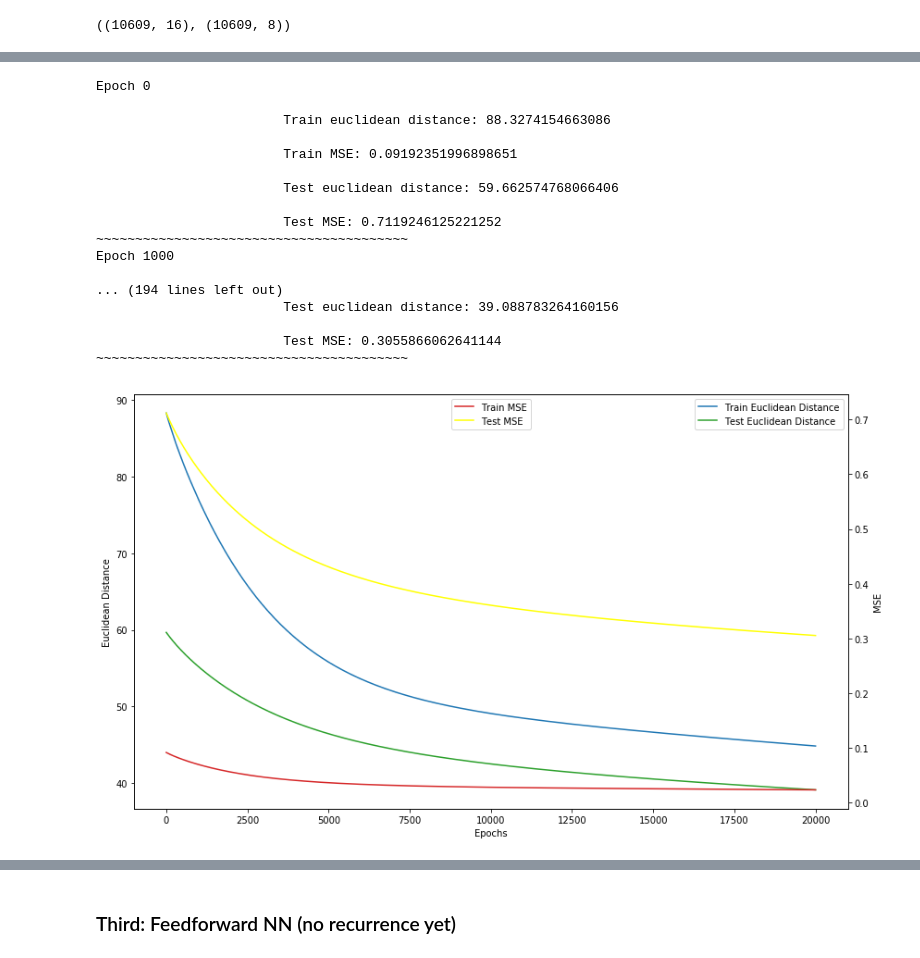
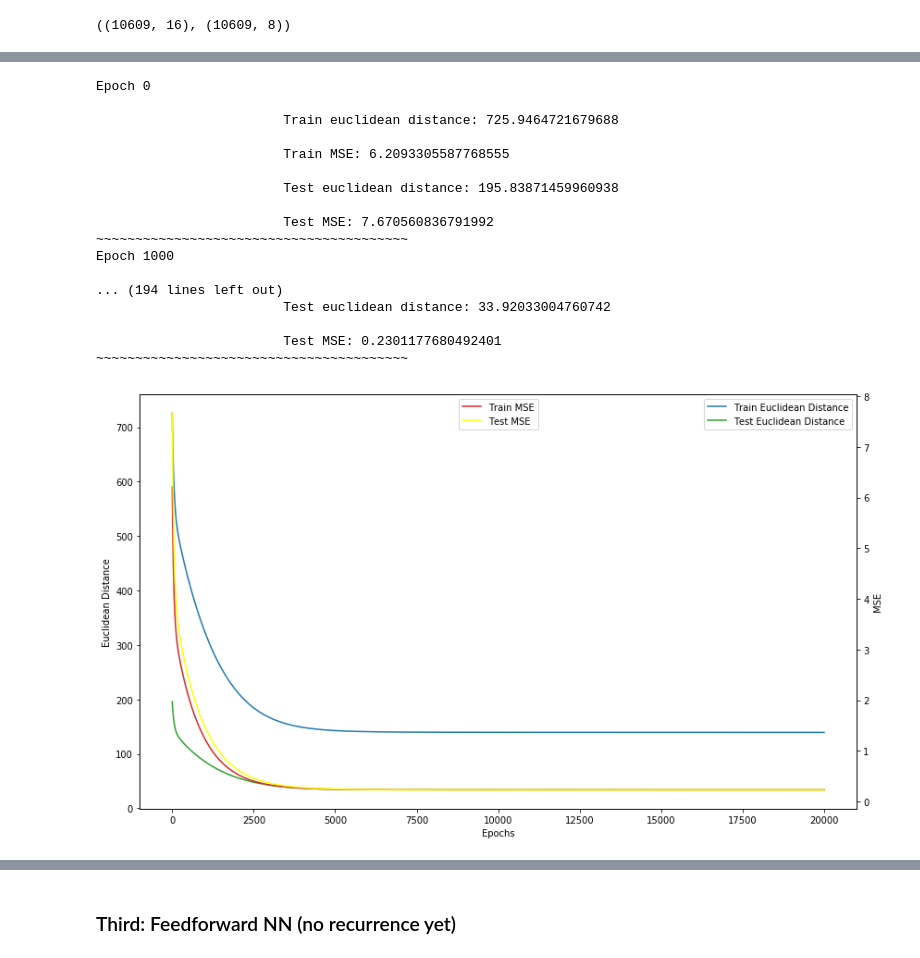
Before and after one commit to AmmarRashed/LSTM4fun, a Jupyter notebook: binary_addition.ipynb, the cells around one changed output, grey strips where cells are left out. Drawn from its saved outputs; the diff is of its cells as text; code cells hidden in the pictures.

```diff
--- a/binary_addition.ipynb
+++ b/binary_addition.ipynb
@@ -38,23 +38,25 @@ def generate_batch(batch_size=100, bin_size=8):
 # %%
 def ints2bins(ints, bin_size=8, concatenate=False):
     if concatenate:
-        X = np.zeros([len(ints)**2, bin_size*2])
+        X = np.zeros([len(ints) ** 2, bin_size * 2])
     else:
-        X = np.zeros([len(ints)**2, bin_size, 2])
+        X = np.zeros([len(ints) ** 2, bin_size, 2])
 
-    Y = np.zeros([len(ints)**2, bin_size])
+    Y = np.zeros([len(ints) ** 2, bin_size])
 
+    row_idx = 0
     for i, a in enumerate(ints):
         for j, b in enumerate(ints):
-            row_idx = i+j
-            x1,x2,y = generate_instance(bin_size, a, b)
+
+            x1, x2, y = generate_instance(bin_size, a, b)
             if concatenate:
-                X[row_idx,:] = np.concatenate((x1,x2))
+                X[row_idx, :] = np.concatenate((x1, x2))
             else:
-                X[row_idx,:,0] = x1
-                X[row_idx,:,1] = x2
-            Y[row_idx,:] = y
-    return X,Y
+                X[row_idx, :, 0] = x1
+                X[row_idx, :, 1] = x2
+            Y[row_idx, :] = y
+            row_idx += 1
+    return X, Y
 # %%
 # This is if we want to make test instances that never appeared in the training set
 def generate_train_test_set(bin_size=8, test_ratio=0.2, concatenate=False):
@@ -161,29 +163,29 @@ def plot_results(training, testing, training_mse, testing_mse, loss_func="Euclid
 
     fig.tight_layout()  # otherwise the right y-label is slightly clipped
 # %%
-# training, testing, training_mse, testing_mse = run_session(graph)
+training, testing, training_mse, testing_mse = run_session(graph)
 # %% [output]
 Epoch 0
 
-                        Train euclidean distance: 88.3274154663086
+                        Train euclidean distance: 725.9464721679688
 
-                        Train MSE: 0.09192351996898651
+                        Train MSE: 6.2093305587768555
 
-                        Test euclidean distance: 59.662574768066406
+                        Test euclidean distance: 195.83871459960938
 
-                        Test MSE: 0.7119246125221252
+                        Test MSE: 7.670560836791992
 ~~~~~~~~~~~~~~~~~~~~~~~~~~~~~~~~~~~~~~~~
 Epoch 1000
 
 ... (194 lines left out)
-                        Test euclidean distance: 39.088783264160156
+                        Test euclidean distance: 33.92033004760742
 
-                        Test MSE: 0.3055866062641144
+                        Test MSE: 0.2301177680492401
 ~~~~~~~~~~~~~~~~~~~~~~~~~~~~~~~~~~~~~~~~
 # %%
-# plot_results(training, testing, training_mse, testing_mse)
+plot_results(training, testing, training_mse, testing_mse)
 # %% [output]
-[figure, old version]
+[figure, new version]
 # %% [markdown]
 ## Second: Single-Layer Perceptron
 <a href="http://www.saedsayad.com/artificial_neural_network_bkp.htm">
```
Also changed, not shown: parts of 29 cells of this notebook.
